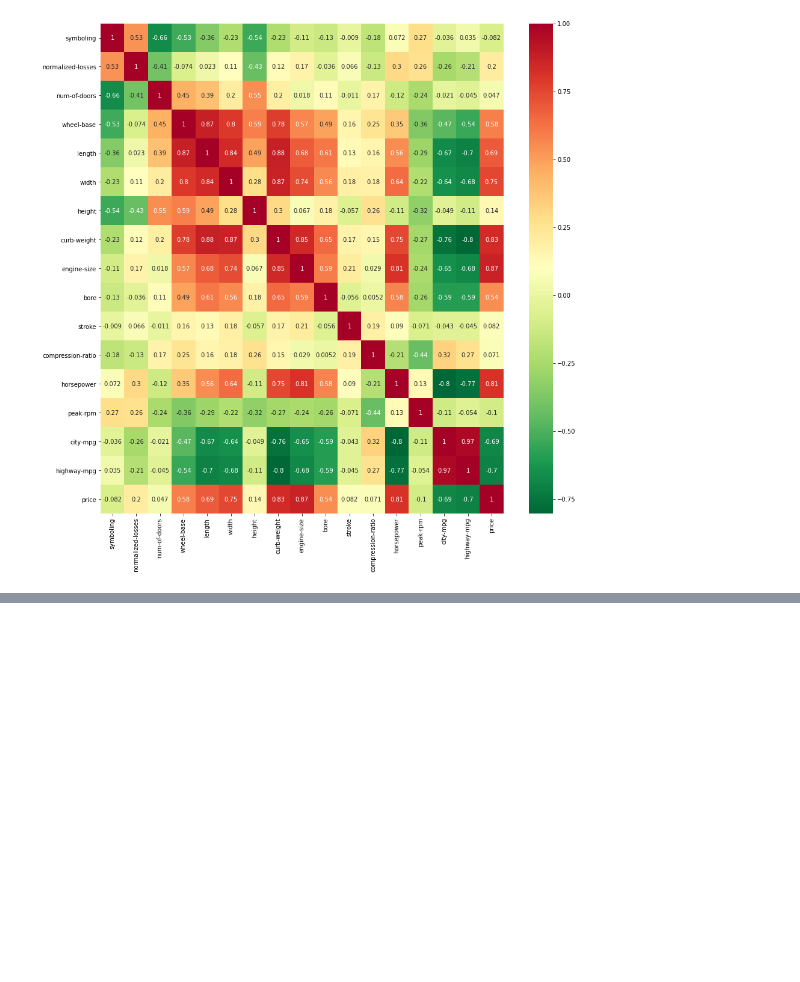
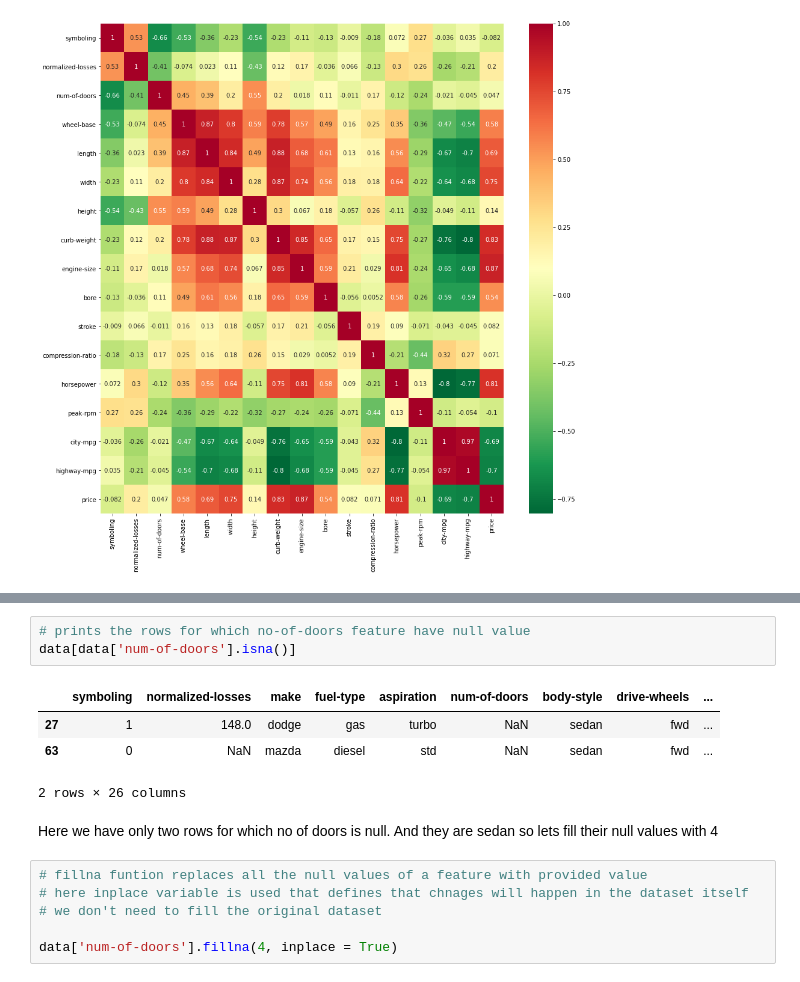
Before and after one commit to NegiBaba/Automobile_price_prediction, a Jupyter notebook: automobile-price-prediction.ipynb, the cells around one changed output, grey strips where cells are left out. Saved outputs shown, nothing was run; the diff lists cells and outputs as text; blank space fills up the shorter version.

```diff
--- a/automobile-price-prediction.ipynb
+++ b/automobile-price-prediction.ipynb
@@ -202,0 +210,17 @@ sns.heatmap(data.corr(), cmap = 'RdYlGn_r', annot = True)
+# %%
+# prints the rows for which no-of-doors feature have null value
+data[data['num-of-doors'].isna()]
+# %% [output]
+|  | symboling | normalized-losses | make | fuel-type | aspiration | num-of-doors | body-style | drive-wheels | ... |
+| 27 | 1 | 148.0 | dodge | gas | turbo | NaN | sedan | fwd | ... |
+| 63 | 0 | NaN | mazda | diesel | std | NaN | sedan | fwd | ... |
+2 rows × 26 columns
+# %% [markdown]
+Here we have only two rows for which no of doors is null.
+And they are sedan so lets fill their null values with 4
+# %%
+# fillna funtion replaces all the null values of a feature with provided value
+# here inplace variable is used that defines that chnages will happen in the dataset itself
+# we don't need to fill the original dataset
+
+data['num-of-doors'].fillna(4, inplace = True)
```
Also changed, not shown: parts of 7 cells of this notebook.
